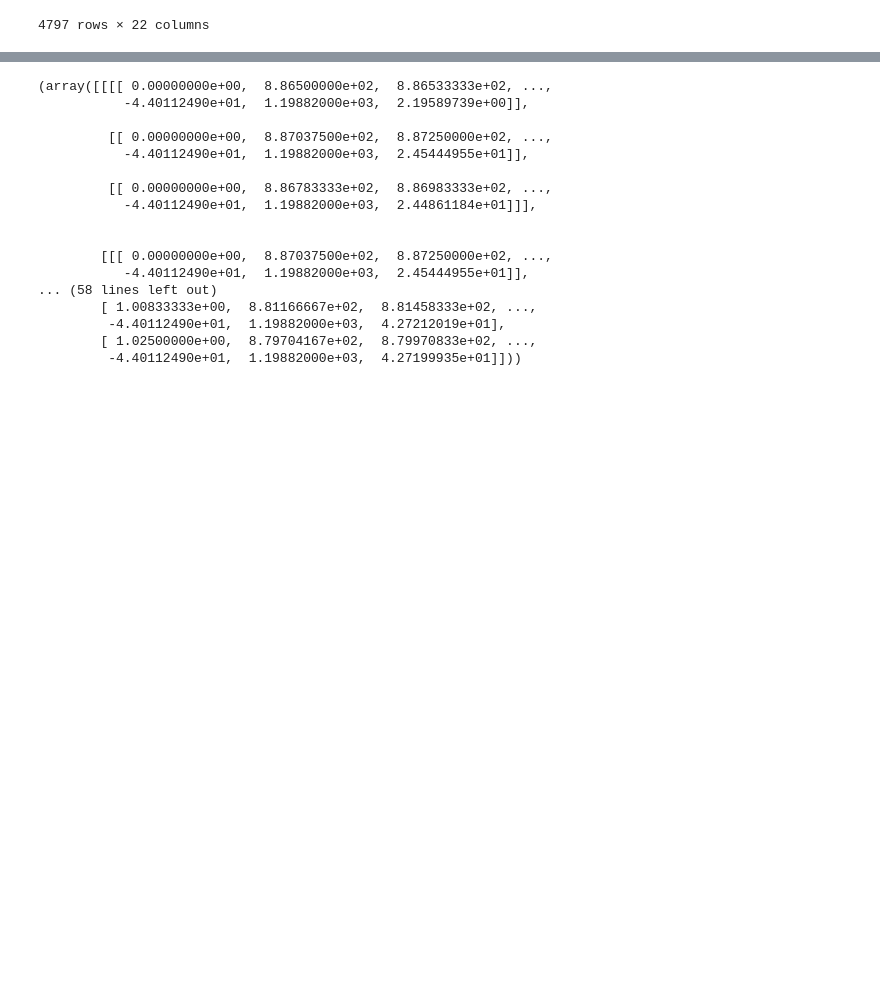
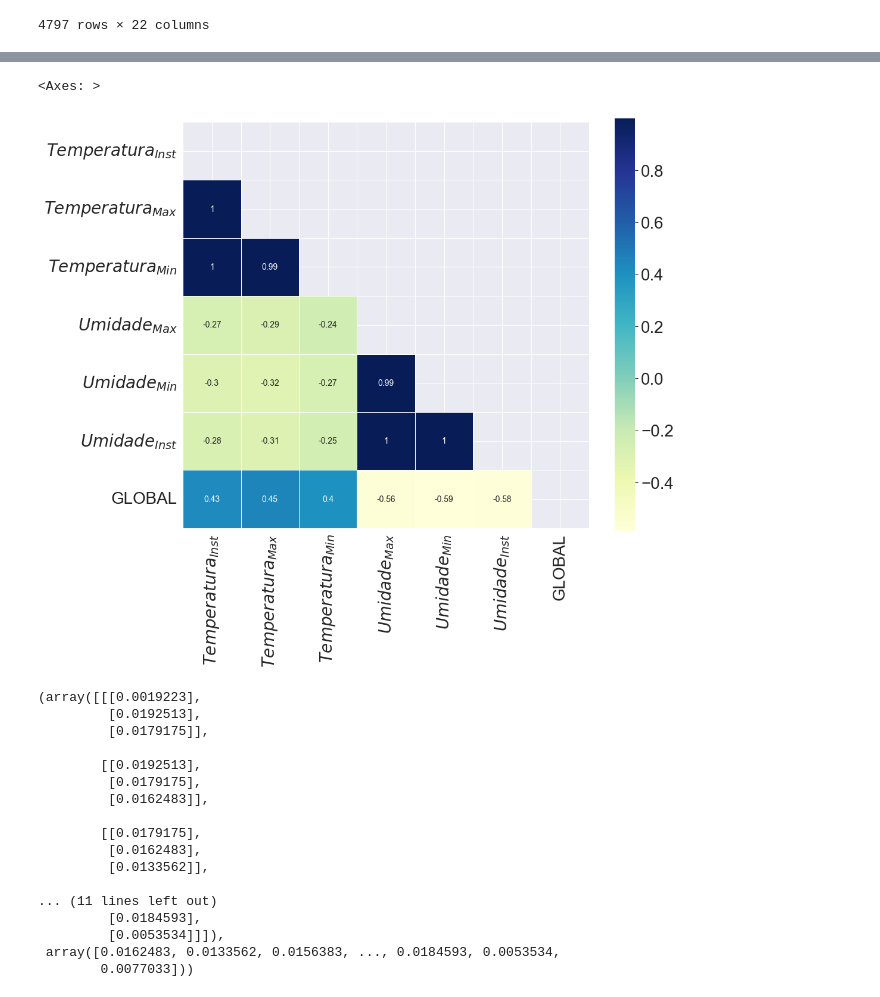
Before and after one commit to DanielPortes/CE4, a Jupyter notebook: mm.py.ipynb, the cells around one changed output, grey strips where cells are left out. Saved outputs shown, nothing was run; the diff lists cells and outputs as text; code cells hidden in the pictures; blank space fills up the shorter version.

```diff
--- a/mm.py.ipynb
+++ b/mm.py.ipynb
@@ -99,7 +109,8 @@ if 'H' in data.columns:
 # %%
 #DELETANDO ALGUMA LEITURA ONDE O MÁXIMO É MENOR QUE O MÍNIMO
-delIndex=data.loc[(data['$Pressão_{Max}$']<data['$Pressão_{Min}$'])|(data['$Temperatura_{Max}$']<data['$Temperatura_{Min}$'])|(data['$Orvalho_{Max}$']<data['$Orvalho_{Min}$'])|(data['$Umidade_{Max}$']<data['$Umidade_{Min}$'])].index
-if len(delIndex)>0:
-    data.drop(delIndex,axis=0, inplace=True)
+delIndex = data.loc[(data['$Temperatura_{Max}$'] < data['$Temperatura_{Min}$']) | (
+        data['$Umidade_{Max}$'] < data['$Umidade_{Min}$'])].index
+if len(delIndex) > 0:
+    data.drop(delIndex, axis=0, inplace=True)
 # %%
 #DELETANDO ALGUMA LEITURA ONDE O MÁXIMO É MENOR QUE O INSTANTÂNEO
@@ -151,13 +184,16 @@ df=X.copy()
 # %%
-df[target_names]=y.values
+df[target_names] = y.values
 corr = df.corr()
 mask = np.triu(np.ones_like(corr, dtype=bool))
-# f, ax = pl.subplots(figsize=(11, 9))
-# cmap = sns.diverging_palette(230, 20, as_cmap=True)
-# cmap =  cmap="YlGnBu"
-# sns.heatmap(corr, mask=mask, cmap=cmap, #vmax=.3, center=0,
-#            annot=True, #fmt="d")
-#            square=True, linewidths=.5, #cbar_kws={"shrink": .5},
-#        )
+f, ax = pl.subplots(figsize=(11, 9))
+cmap = sns.diverging_palette(230, 20, as_cmap=True)
+cmap = cmap = "YlGnBu"
+sns.heatmap(corr, mask=mask, cmap=cmap,  #vmax=.3, center=0,
+            annot=True,  #fmt="d")
+            square=True, linewidths=.5,  #cbar_kws={"shrink": .5},
+            )
 # pl.show()
+# %% [output]
+<Axes: >
+[figure, added]
 # %%
@@ -174,23 +217,23 @@ def df_to_X_y(df, window_size):
 # %%
 WINDOW_SIZE = 3
-X1, y1 = df_to_X_y(data, WINDOW_SIZE)
+X1, y1 = split_x_y(data['GLOBAL'], WINDOW_SIZE)
 X1.shape, y1.shape
 X1, y1
 # %% [output]
-(array([[[[ 0.00000000e+00,  8.86500000e+02,  8.86533333e+02, ...,
-           -4.40112490e+01,  1.19882000e+03,  2.19589739e+00]],
+(array([[[0.0019223],
+         [0.0192513],
+         [0.0179175]],
 
-         [[ 0.00000000e+00,  8.87037500e+02,  8.87250000e+02, ...,
-           -4.40112490e+01,  1.19882000e+03,  2.45444955e+01]],
+        [[0.0192513],
+         [0.0179175],
+         [0.0162483]],
 
-         [[ 0.00000000e+00,  8.86783333e+02,  8.86983333e+02, ...,
-           -4.40112490e+01,  1.19882000e+03,  2.44861184e+01]]],
+        [[0.0179175],
+         [0.0162483],
+         [0.0133562]],
 
-
-        [[[ 0.00000000e+00,  8.87037500e+02,  8.87250000e+02, ...,
-           -4.40112490e+01,  1.19882000e+03,  2.45444955e+01]],
-... (58 lines left out)
-        [ 1.00833333e+00,  8.81166667e+02,  8.81458333e+02, ...,
-         -4.40112490e+01,  1.19882000e+03,  4.27212019e+01],
-        [ 1.02500000e+00,  8.79704167e+02,  8.79970833e+02, ...,
-         -4.40112490e+01,  1.19882000e+03,  4.27199935e+01]]))
+... (11 lines left out)
+         [0.0184593],
+         [0.0053534]]]),
+ array([0.0162483, 0.0133562, 0.0156383, ..., 0.0184593, 0.0053534,
+        0.0077033]))
```
Also changed, not shown: parts of 22 cells of this notebook.
